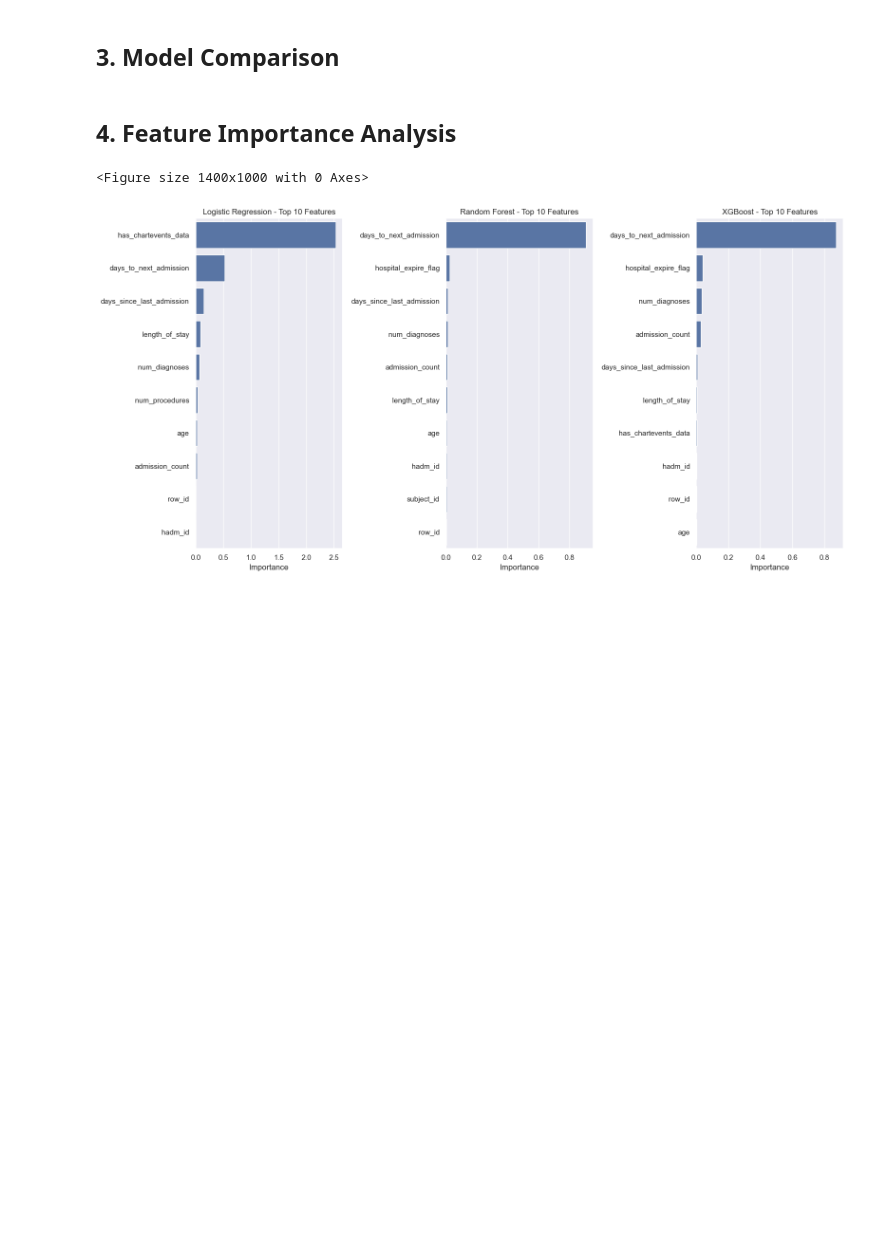
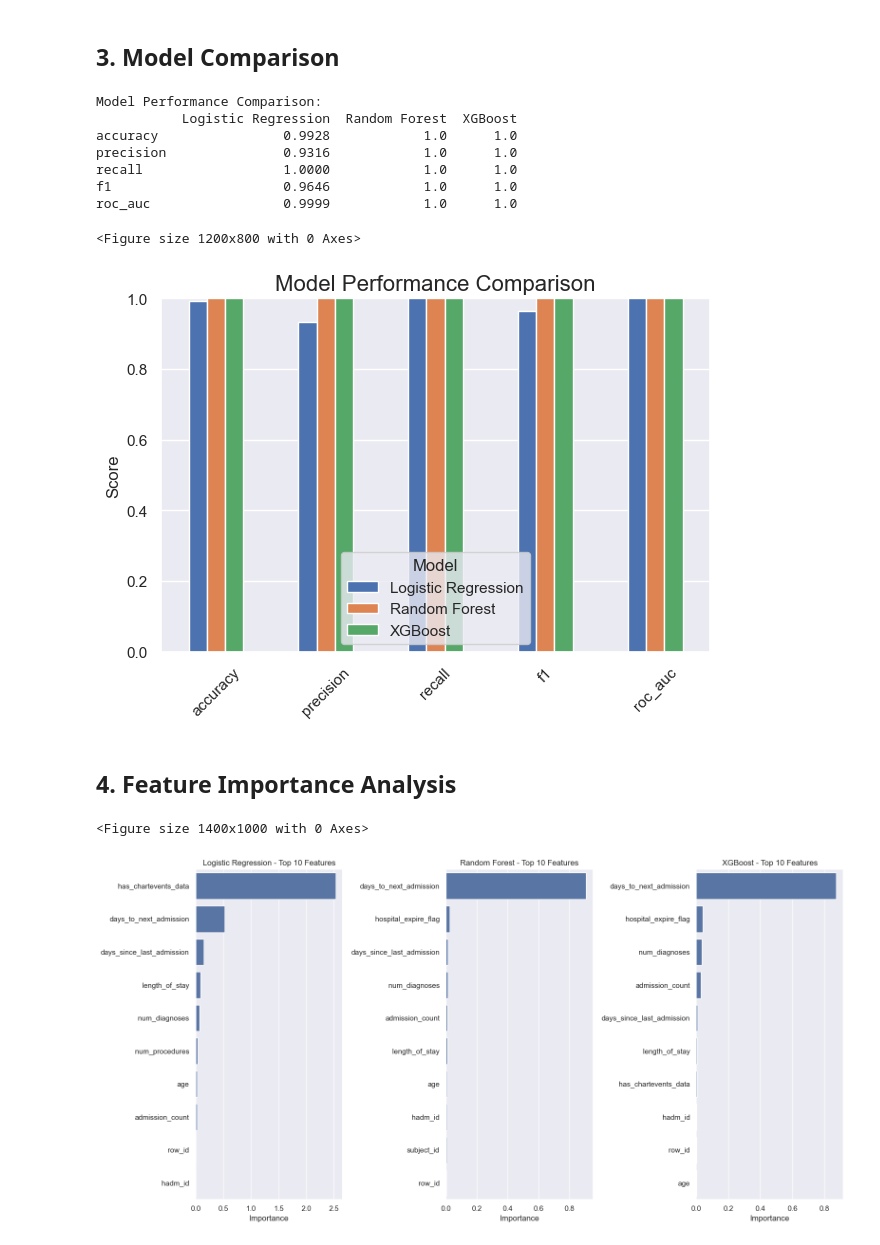
Before and after one commit to SakshamTyagii/heartbyte, a Jupyter notebook: notebooks/03_model_training.ipynb, the cells around one changed output. Drawn from its saved outputs; the diff is of its cells as text; code cells hidden in the pictures; blank space fills up the shorter version.

```diff
--- a/notebooks/03_model_training.ipynb
+++ b/notebooks/03_model_training.ipynb
@@ -28,5 +307,41 @@ We'll train three models with different complexity levels:
 # %% [markdown]
 ## 3. Model Comparison
+# %%
+# Compare models based on key metrics
+metrics = ['accuracy', 'precision', 'recall', 'f1', 'roc_auc']
+comparison_data = {
+    'Logistic Regression': [results['logistic_regression'][m] for m in metrics],
+    'Random Forest': [results['random_forest'][m] for m in metrics],
+    'XGBoost': [results['xgboost'][m] for m in metrics]
+}
+
+comparison_df = pd.DataFrame(comparison_data, index=metrics)
+comparison_df = comparison_df.round(4)
+
+# Display comparison table
+print("Model Performance Comparison:")
+print(comparison_df)
+
+# Plot comparison
+plt.figure(figsize=(12, 8))
+comparison_df.plot(kind='bar')
+plt.title('Model Performance Comparison', fontsize=16)
+plt.ylabel('Score')
+plt.ylim(0, 1)
+plt.legend(title='Model')
+plt.xticks(rotation=45)
+plt.tight_layout()
+plt.show()
+# %% [output]
+Model Performance Comparison:
+           Logistic Regression  Random Forest  XGBoost
+accuracy                0.9928            1.0      1.0
+precision               0.9316            1.0      1.0
+recall                  1.0000            1.0      1.0
+f1                      0.9646            1.0      1.0
+roc_auc                 0.9999            1.0      1.0
+<Figure size 1200x800 with 0 Axes>
+[figure, added]
 # %% [markdown]
 ## 4. Feature Importance Analysis
 # %%
```
Also changed, not shown: parts of 15 cells of this notebook.
